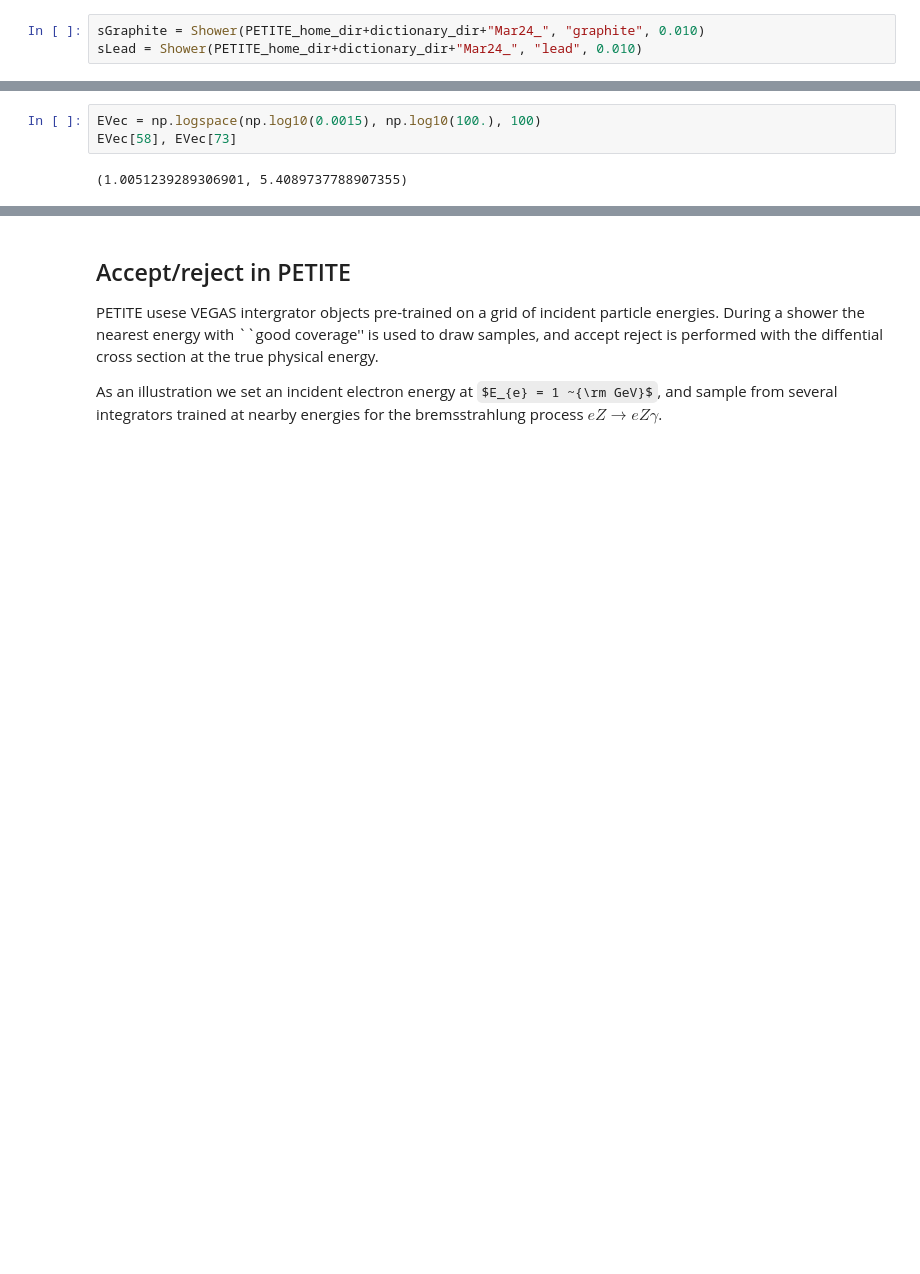
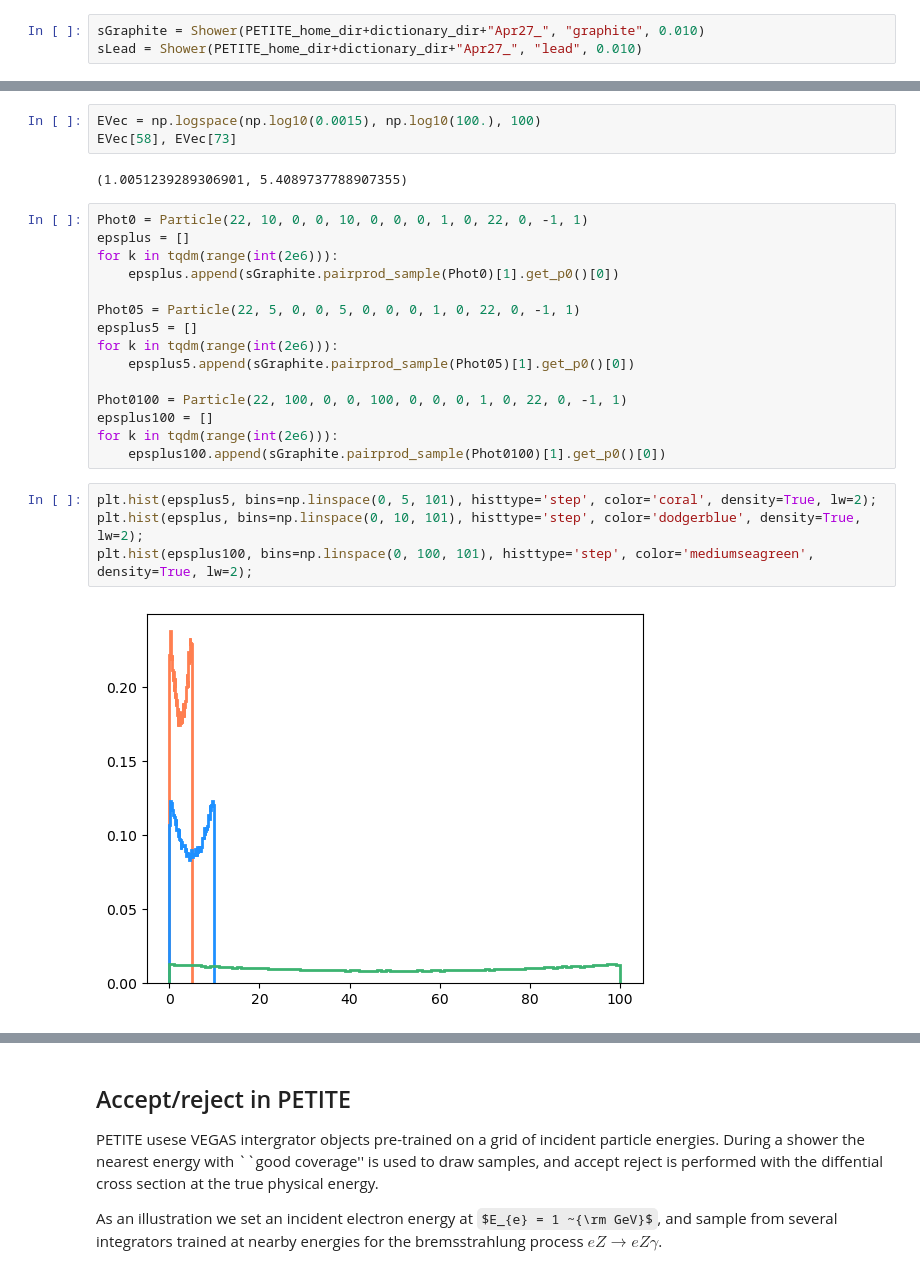
Before and after one commit to kjkellyphys/PETITE, a Jupyter notebook: examples/PETITEShower_v3.ipynb, the cells around one changed output, grey strips where cells are left out. Drawn from its saved outputs; the diff is of its cells as text; some formulas as TeX source; blank space fills up the shorter version.

```diff
--- a/examples/PETITEShower_v3.ipynb
+++ b/examples/PETITEShower_v3.ipynb
@@ -91,8 +91,8 @@ The minimum energy in the shower dictates the run-time. As one attempts to simul
 
 Pre-loaded materials are lead and graphite, but other materials can be included straightforwardly running other scripts in the PETITE utilities folder
 # %%
-sGraphite = Shower(PETITE_home_dir+dictionary_dir+"Mar24_", "graphite", 0.010)
-sLead = Shower(PETITE_home_dir+dictionary_dir+"Mar24_", "lead", 0.010)
+sGraphite = Shower(PETITE_home_dir+dictionary_dir+"Apr27_", "graphite", 0.010)
+sLead = Shower(PETITE_home_dir+dictionary_dir+"Apr27_", "lead", 0.010)
 # %% [markdown]
 Now we create a list of energies to be used in the simulation.
 # %%
@@ -100,3 +100,24 @@ EVec = np.logspace(np.log10(0.0015), np.log10(100.), 100)
 EVec[58], EVec[73]
 # %% [output]
 (1.0051239289306901, 5.4089737788907355)
+# %%
+Phot0 = Particle(22, 10, 0, 0, 10, 0, 0, 0, 1, 0, 22, 0, -1, 1)
+epsplus = []
+for k in tqdm(range(int(2e6))):
+    epsplus.append(sGraphite.pairprod_sample(Phot0)[1].get_p0()[0])
+
+Phot05 = Particle(22, 5, 0, 0, 5, 0, 0, 0, 1, 0, 22, 0, -1, 1)
+epsplus5 = []
+for k in tqdm(range(int(2e6))):
+    epsplus5.append(sGraphite.pairprod_sample(Phot05)[1].get_p0()[0])
+
+Phot0100 = Particle(22, 100, 0, 0, 100, 0, 0, 0, 1, 0, 22, 0, -1, 1)
+epsplus100 = []
+for k in tqdm(range(int(2e6))):
+    epsplus100.append(sGraphite.pairprod_sample(Phot0100)[1].get_p0()[0])
+# %%
+plt.hist(epsplus5, bins=np.linspace(0, 5, 101), histtype='step', color='coral', density=True, lw=2);
+plt.hist(epsplus, bins=np.linspace(0, 10, 101), histtype='step', color='dodgerblue', density=True, lw=2);
+plt.hist(epsplus100, bins=np.linspace(0, 100, 101), histtype='step', color='mediumseagreen', density=True, lw=2);
+# %% [output]
+[figure, added]
```
Also changed, not shown: parts of 2 cells of this notebook, 22 other files.
